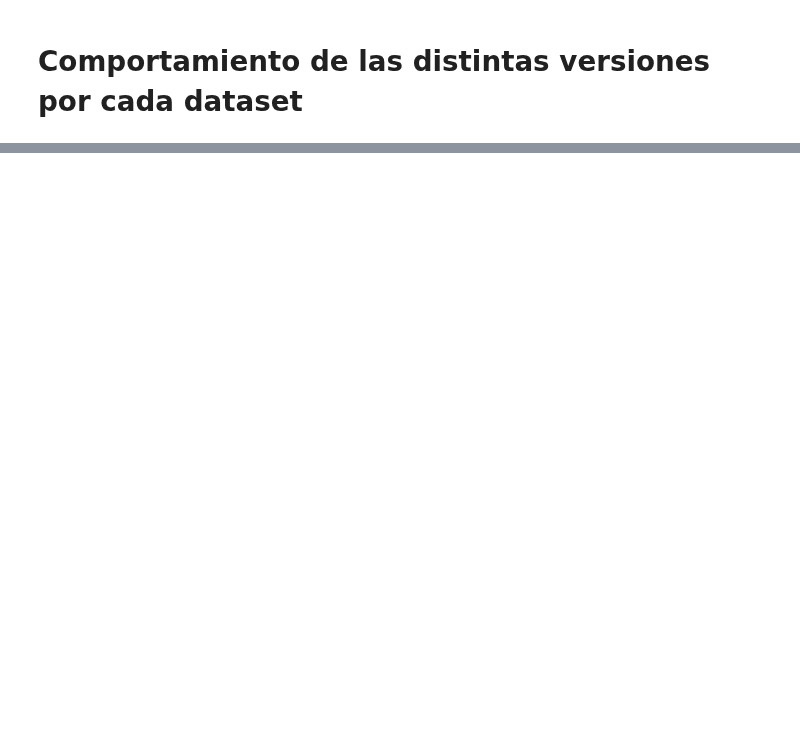
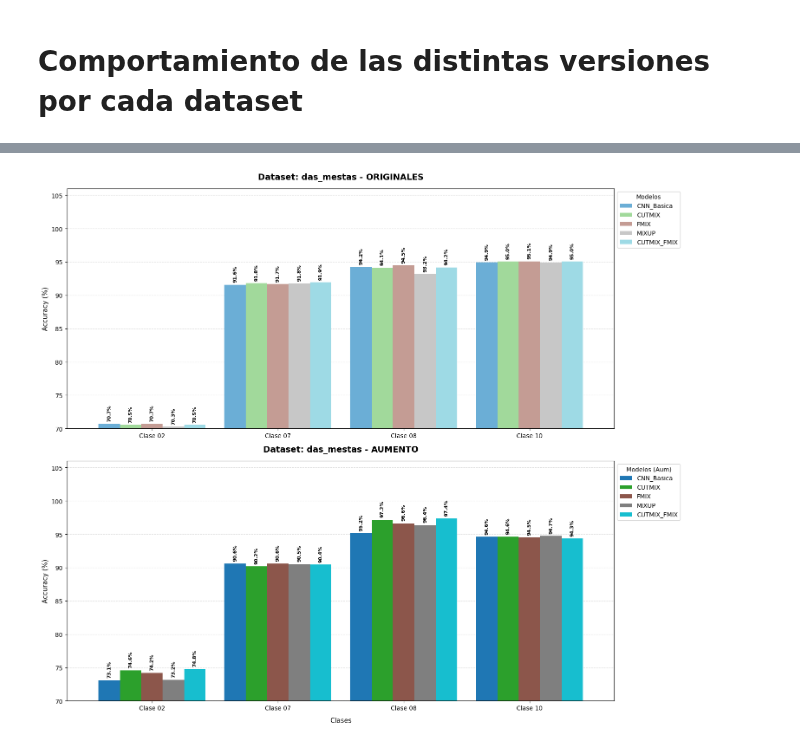
Before and after one commit to DBR5823/TFG_DanielBerdullasRey, a Jupyter notebook: creacionTablas.ipynb, the cells around one changed output, grey strips where cells are left out. Cells and saved outputs as stored; diff of their text form; code cells hidden in the pictures; blank space fills up the shorter version.

```diff
--- a/creacionTablas.ipynb
+++ b/creacionTablas.ipynb
@@ -798,8 +901,9 @@ Existen casos donde hay clases muy poco representadas, como la clase 9 en ferrei
 # %%
+import glob
 import math
+import os
 import matplotlib.pyplot as plt
 import pandas as pd
-import os
 
 def graficar_clases_separado_limpio(dataset_objetivo):
     modelos_base = ["CNN_Basica", "CUTMIX", "FMIX", "MIXUP", "CUTMIX_FMIX"]
@@ -811,7 +915,7 @@ def graficar_clases_separado_limpio(dataset_objetivo):
         ruta_orig = os.path.join("Codigos_AumentadoClaseMinoritaria/resultadosPruebas", f"resultados_{modelo}.log")
         ruta_aum = os.path.join("Codigos_AumentadoClaseMinoritaria/resultadosPruebasAumentado", f"resultados_{modelo}_aumentado.log")
 
-        # Procesar Originales
+        # Processar Originales
         if os.path.exists(ruta_orig):
             _, _, df_clases_orig = procesar_log_detallado(ruta_orig)
             if df_clases_orig is not None and dataset_objetivo in df_clases_orig.index:
@@ -824,10 +928,9 @@ def graficar_clases_separado_limpio(dataset_objetivo):
                 df_aumentado[modelo] = df_clases_aum.loc[dataset_objetivo]
 
     # 2. FILTRADO: Eliminar clases que no existen en este dataset (valores NaN o 0)
-    # Eliminamos filas si todos los modelos tienen NaN o 0 en esa clase
     if not df_original.empty:
-        df_original = df_original.dropna(how='all') # Elimina si todo es NaN
-        df_original = df_original[(df_original > 0).any(axis=1)] # Elimina si todo es 0
+        df_original = df_original.dropna(how='all')
+        df_original = df_original[(df_original > 0).any(axis=1)]
 
     if not df_aumentado.empty:
         df_aumentado = df_aumentado.dropna(how='all')
@@ -840,30 +943,77 @@ def graficar_clases_separado_limpio(dataset_objetivo):
     # 3. CÁLCULO DEL YMIN DINÁMICO (decena inferior)
     todos_valores = pd.concat([df_original, df_aumentado]).values.flatten()
     valores_validos = [v for v in todos_valores if v > 0 and not pd.isna(v)]
-
     ymin = (min(valores_validos) // 10) * 10 if valores_validos else 0
 
-    # 4. GENERACIÓN DE GRÁFICAS
-    fig, (ax1, ax2) = plt.subplots(2, 1, figsize=(14, 12))
+    # 4. GENERACIÓN DE GRÁFICAS (Unificado a un tamaño base de 15x13 para subplots)
+    fig, (ax1, ax2) = plt.subplots(2, 1, figsize=(15, 13))
 
-    # Gráfica 1: Originales
+    # --- Gráfica 1: Originales ---
     if not df_original.empty:
-        df_original.plot(kind='bar', ax=ax1, width=0.8, colormap='tab10')
-        ax1.set_title(f'Dataset: {dataset_objetivo} - ORIGINALES', fontsize=14, fontweight='bold')
-        ax1.set_ylim(ymin, 100)
-        ax1.set_ylabel('Accuracy (%)')
+        colores_orig = [PALETA_COLORES.get(col, "#d3d3d3") for col in df_original.columns]
+
+        df_original.plot(kind='bar', ax=ax1, width=0.85, color=colores_orig)
+        ax1.set_title(f'Dataset: {dataset_objetivo} - ORIGINALES', fontsize=14, fontweight='bold', pad=15)
+        ax1.set_ylabel('Accuracy (%)', fontsize=11)
+        ax1.set_ylim(ymin, 106) # Ajustado a 106 para albergar los textos sin recortes
+
+        # Rejilla oculta tras las barras
+        ax1.set_axisbelow(True)
         ax1.grid(axis='y', linestyle='--', alpha=0.4)
+
+        #Agregar etiquetas de datos rotadas 90°
+        for container in ax1.containers:
+            ax1.bar_label(container, fmt='%.1f%%', padding=4, fontsize=8, fontweight='semibold', rotation=90)
+
+        # Etiquetas del eje X limpias y horizontales
+        ax1.set_xticklabels(ax1.get_xticklabels(), rotation=0, ha='center', fontsize=10)
+        ax1.set_xlabel('')
         ax1.legend(title="Modelos", loc='upper left', bbox_to_anchor=(1, 1))
 
-    # Gráfica 2: Aumentados
+    # --- Gráfica 2: Aumentados ---
     if not df_aumentado.empty:
-        df_aumentado.plot(kind='bar', ax=ax2, width=0.8, colormap='Set2')
-        ax2.set_title(f'Dataset: {dataset_objetivo} - AUMENTO', fontsize=14, fontweight='bold')
-        ax2.set_ylim(ymin, 100)
-        ax2.set_ylabel('Accuracy (%)')
-        ax2.set_xlabel('Clases')
+        colores_aum = [PALETA_COLORES.get(f"{col}_Aumento", "#d3d3d3") for col in df_aumentado.columns]
+
+        df_aumentado.plot(kind='bar', ax=ax2, width=0.85, color=colores_aum)
+        ax2.set_title(f'Dataset: {dataset_objetivo} - AUMENTO', fontsize=14, fontweight='bold', pad=15)
+        ax2.set_ylabel('Accuracy (%)', fontsize=11)
+        ax2.set_xlabel('Clases', fontsize=11, labelpad=10)
+        ax2.set_ylim(ymin, 106) # Ajustado a 106 para consistencia analítica
+
+        # Rejilla oculta tras las barras
+        ax2.set_axisbelow(True)
         ax2.grid(axis='y', linestyle='--', alpha=0.4)
+
+        # Agregar etiquetas de datos rotadas 90°
+        for container in ax2.containers:
+            ax2.bar_label(container, fmt='%.1f%%', padding=4, fontsize=8, fontweight='semibold', rotation=90)
+
+        # Etiquetas del eje X limpias y horizontales
+        ax2.set_xticklabels(ax2.get_xticklabels(), rotation=0, ha='center', fontsize=10)
         ax2.legend(title="Modelos (Aum)", loc='upper left', bbox_to_anchor=(1, 1))
 
     plt.tight_layout()
     plt.show()
+
+# 1. Obtener la lista de todos los datasets disponibles en los logs
+def obtener_lista_datasets():
+    archivos = glob.glob(os.path.join("Codigos_AumentadoClaseMinoritaria/resultadosPruebas", "*.log"))
+    if not archivos:
+        return []
+
+    _, _, df_clases = procesar_log_detallado(archivos[0])
+    if df_clases is not None:
+        return df_clases.index.tolist()
+    return []
+
+# 2. Ejecutar la gráfica para cada dataset encontrado
+datasets_disponibles = obtener_lista_datasets()
+
+if not datasets_disponibles:
+    print("No se detectaron datasets en los archivos de log.")
+else:
+    print(f"Datasets detectados: {datasets_disponibles}")
+    for ds in datasets_disponibles:
+        print(f"\nGenerando gráficas para: {ds}...")
+        graficar_clases_separado_limpio(ds)
+# %% [output]
@@ -869,0 +1023 @@ def graficar_clases_separado_limpio(dataset_objetivo):
+[figure, added]
```
Also changed, not shown: parts of 8 cells of this notebook, 4 other files.
